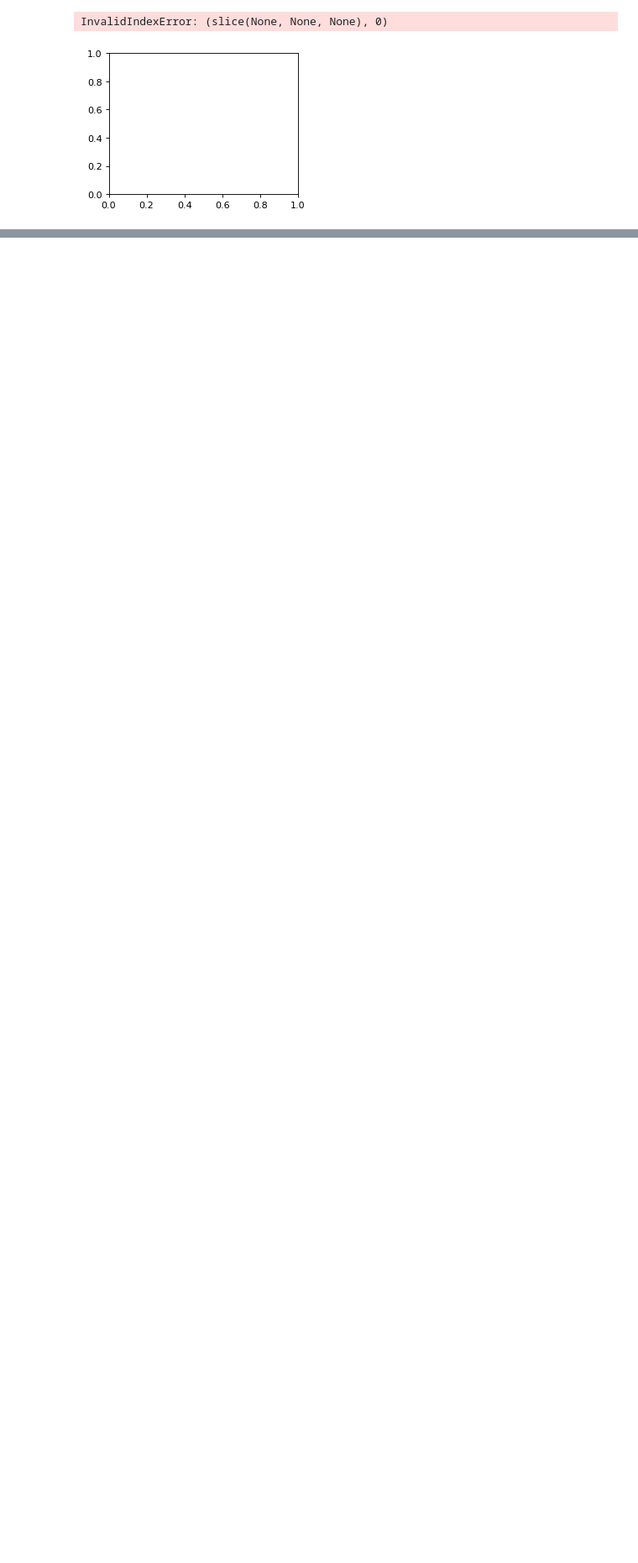
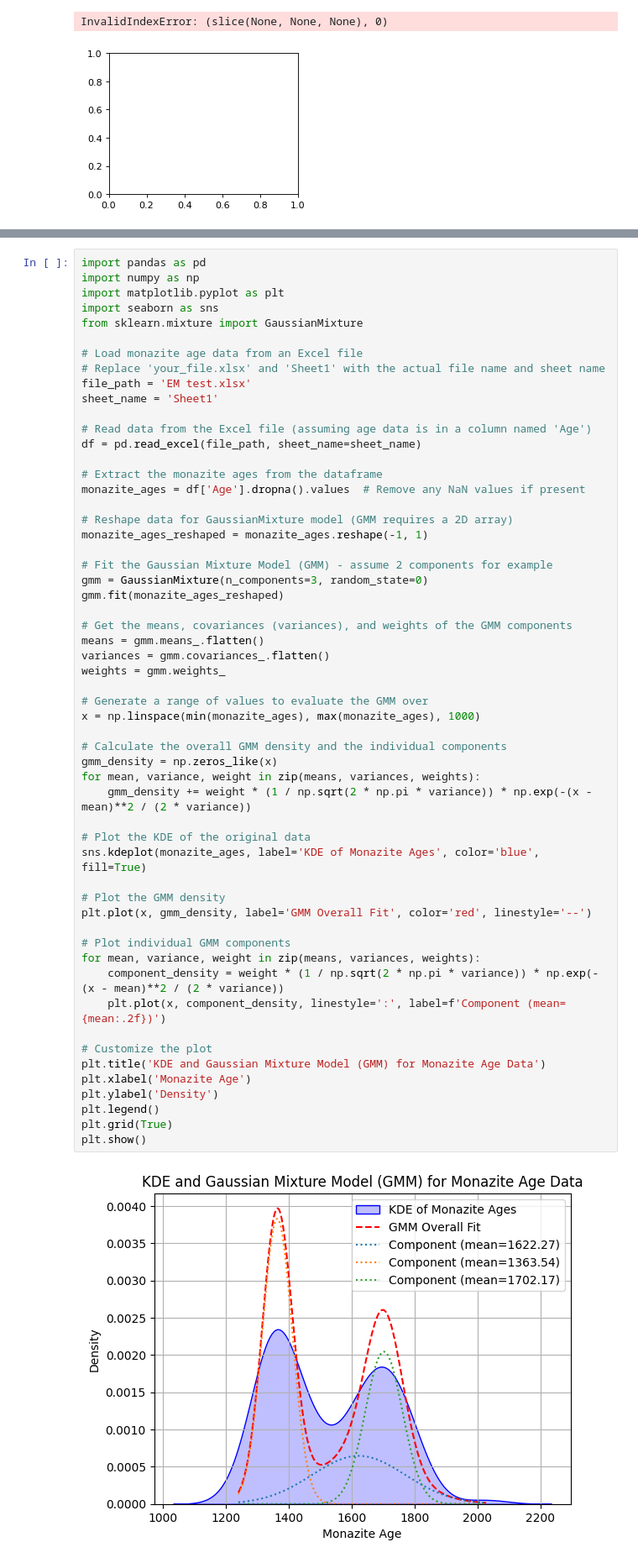
Before and after one commit to Neersha/Machine-learning, a Jupyter notebook: EM_test.ipynb, the cells around one changed output, grey strips where cells are left out. Shown at 84% size. Cells and saved outputs as stored; diff of their text form; blank space fills up the shorter version.

```diff
--- a/EM_test.ipynb
+++ b/EM_test.ipynb
@@ -378,0 +539,58 @@ InvalidIndexError: (slice(None, None, None), 0)
+# %%
+import pandas as pd
+import numpy as np
+import matplotlib.pyplot as plt
+import seaborn as sns
+from sklearn.mixture import GaussianMixture
+
+# Load monazite age data from an Excel file
+# Replace 'your_file.xlsx' and 'Sheet1' with the actual file name and sheet name
+file_path = 'EM test.xlsx'
+sheet_name = 'Sheet1'
+
+# Read data from the Excel file (assuming age data is in a column named 'Age')
+df = pd.read_excel(file_path, sheet_name=sheet_name)
+
+# Extract the monazite ages from the dataframe
+monazite_ages = df['Age'].dropna().values  # Remove any NaN values if present
+
+# Reshape data for GaussianMixture model (GMM requires a 2D array)
+monazite_ages_reshaped = monazite_ages.reshape(-1, 1)
+
+# Fit the Gaussian Mixture Model (GMM) - assume 2 components for example
+gmm = GaussianMixture(n_components=3, random_state=0)
+gmm.fit(monazite_ages_reshaped)
+
+# Get the means, covariances (variances), and weights of the GMM components
+means = gmm.means_.flatten()
+variances = gmm.covariances_.flatten()
+weights = gmm.weights_
+
+# Generate a range of values to evaluate the GMM over
+x = np.linspace(min(monazite_ages), max(monazite_ages), 1000)
+
+# Calculate the overall GMM density and the individual components
+gmm_density = np.zeros_like(x)
+for mean, variance, weight in zip(means, variances, weights):
+    gmm_density += weight * (1 / np.sqrt(2 * np.pi * variance)) * np.exp(-(x - mean)**2 / (2 * variance))
+
+# Plot the KDE of the original data
+sns.kdeplot(monazite_ages, label='KDE of Monazite Ages', color='blue', fill=True)
+
+# Plot the GMM density
+plt.plot(x, gmm_density, label='GMM Overall Fit', color='red', linestyle='--')
+
+# Plot individual GMM components
+for mean, variance, weight in zip(means, variances, weights):
+    component_density = weight * (1 / np.sqrt(2 * np.pi * variance)) * np.exp(-(x - mean)**2 / (2 * variance))
+    plt.plot(x, component_density, linestyle=':', label=f'Component (mean={mean:.2f})')
+
+# Customize the plot
+plt.title('KDE and Gaussian Mixture Model (GMM) for Monazite Age Data')
+plt.xlabel('Monazite Age')
+plt.ylabel('Density')
+plt.legend()
+plt.grid(True)
+plt.show()
+# %% [output]
+[figure, added]
```
Also changed, not shown: parts of 5 cells of this notebook.
